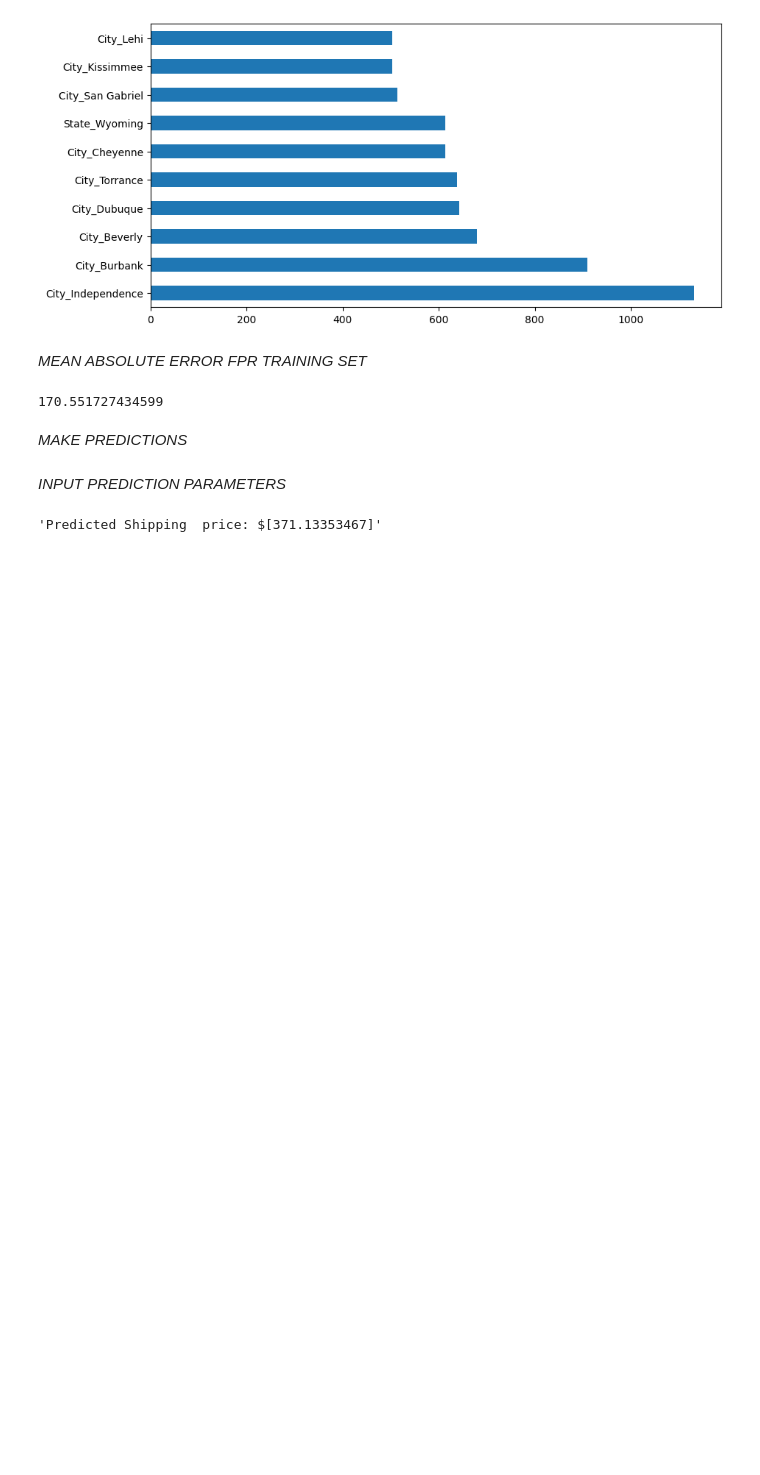
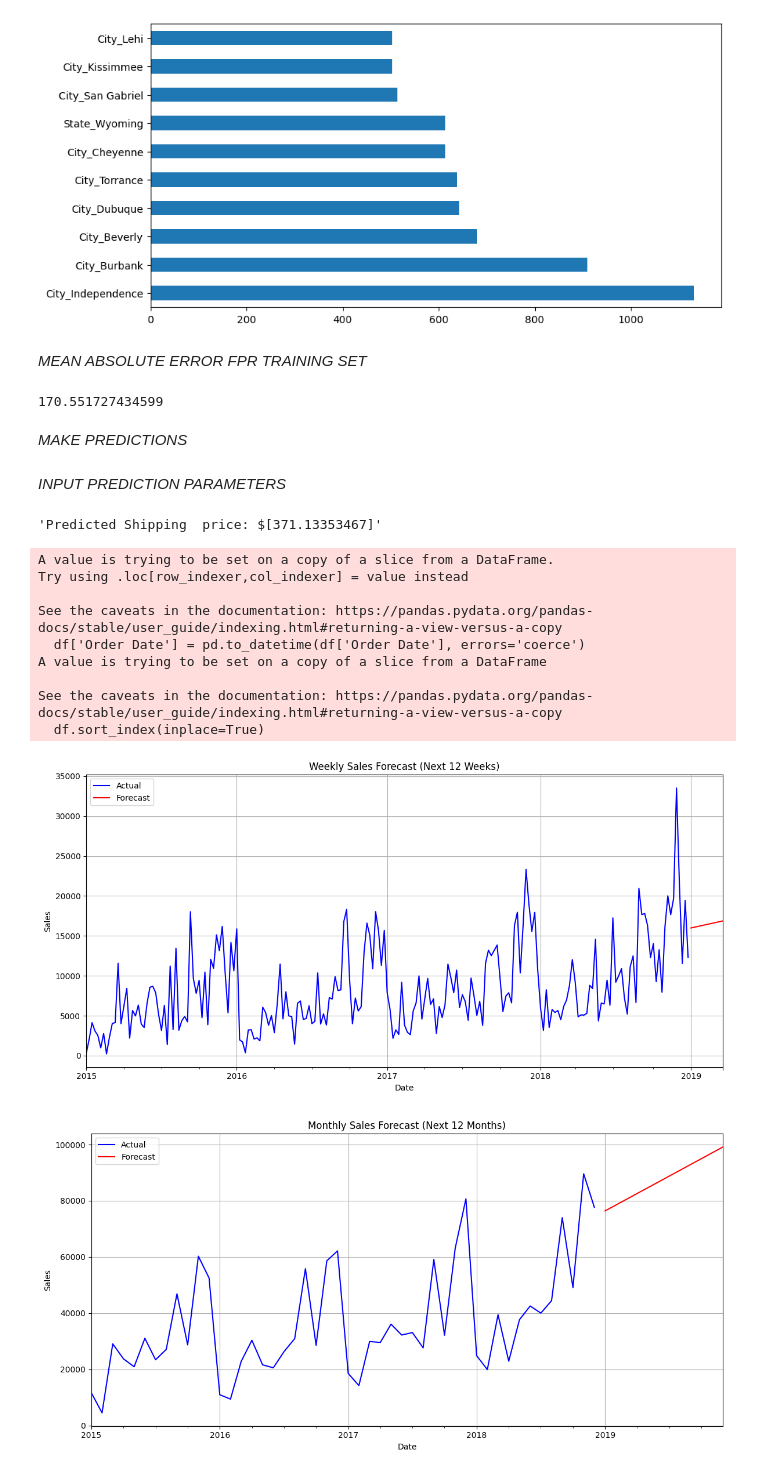
Before and after one commit to bjorn-sys/Sales-price-prediction, a Jupyter notebook: sales forcasting.ipynb, the cells around one changed output. Drawn from its saved outputs; the diff is of its cells as text; code cells hidden in the pictures; blank space fills up the shorter version.

```diff
--- a/sales forcasting.ipynb
+++ b/sales forcasting.ipynb
@@ -596,3 +651,68 @@ make_prediction("Consumer", "Standard Class", "Furniture", "South", "Henderson",
 'Predicted Shipping  price: $[371.13353467]'
 # %%
 pickle.dump(model, open('sales_prediction_model.pkl', 'wb'))  # saving the model
+# %%
+import pandas as pd
+import matplotlib.pyplot as plt
+import seaborn as sns
+from statsmodels.tsa.holtwinters import ExponentialSmoothing
+
+# Ensure datetime type
+df['Order Date'] = pd.to_datetime(df['Order Date'], errors='coerce')
+
+# Set date as index
+df.set_index('Order Date', inplace=True)
+
+# Sort by date
+df.sort_index(inplace=True)
+
+# Aggregate sales over daily level (can resample after)
+daily_sales = df['Sales'].resample('D').sum()
+
+# Function to forecast and plot
+def forecast_sales(series, freq='W', periods=12, title=''):
+    # Resample sales
+    sales_resampled = series.resample(freq).sum()
+
+    # Fit Holt-Winters Model
+    model = ExponentialSmoothing(sales_resampled, trend='add', seasonal=None)
+    fitted_model = model.fit()
+
+    # Forecast
+    forecast = fitted_model.forecast(periods)
+
+    # Plot
+    plt.figure(figsize=(12,6))
+    sales_resampled.plot(label='Actual', color='blue')
+    forecast.plot(label='Forecast', color='red')
+    plt.title(title)
+    plt.xlabel('Date')
+    plt.ylabel('Sales')
+    plt.legend()
+    plt.grid(True)
+    plt.tight_layout()
+    plt.show()
+
+# Weekly Forecast (Next 12 weeks)
+forecast_sales(daily_sales, freq='W', periods=12, title='Weekly Sales Forecast (Next 12 Weeks)')
+
+# Monthly Forecast (Next 12 months)
+forecast_sales(daily_sales, freq='M', periods=12, title='Monthly Sales Forecast (Next 12 Months)')
+
+# 6-Month Forecast (Next 6 half-years)
+forecast_sales(daily_sales, freq='2Q', periods=6, title='6-Month Sales Forecast')
+
+# Yearly Forecast (Next 5 years)
+forecast_sales(daily_sales, freq='Y', periods=5, title='Yearly Sales Forecast')
+# %% [output]
+A value is trying to be set on a copy of a slice from a DataFrame.
+Try using .loc[row_indexer,col_indexer] = value instead
+
+See the caveats in the documentation: https://pandas.pydata.org/pandas-docs/stable/user_guide/indexing.html#returning-a-view-versus-a-copy
+  df['Order Date'] = pd.to_datetime(df['Order Date'], errors='coerce')
+A value is trying to be set on a copy of a slice from a DataFrame
+
+See the caveats in the documentation: https://pandas.pydata.org/pandas-docs/stable/user_guide/indexing.html#returning-a-view-versus-a-copy
+  df.sort_index(inplace=True)
+[figure, added]
+[figure, added]
```
Also changed, not shown: parts of 6 cells of this notebook.
